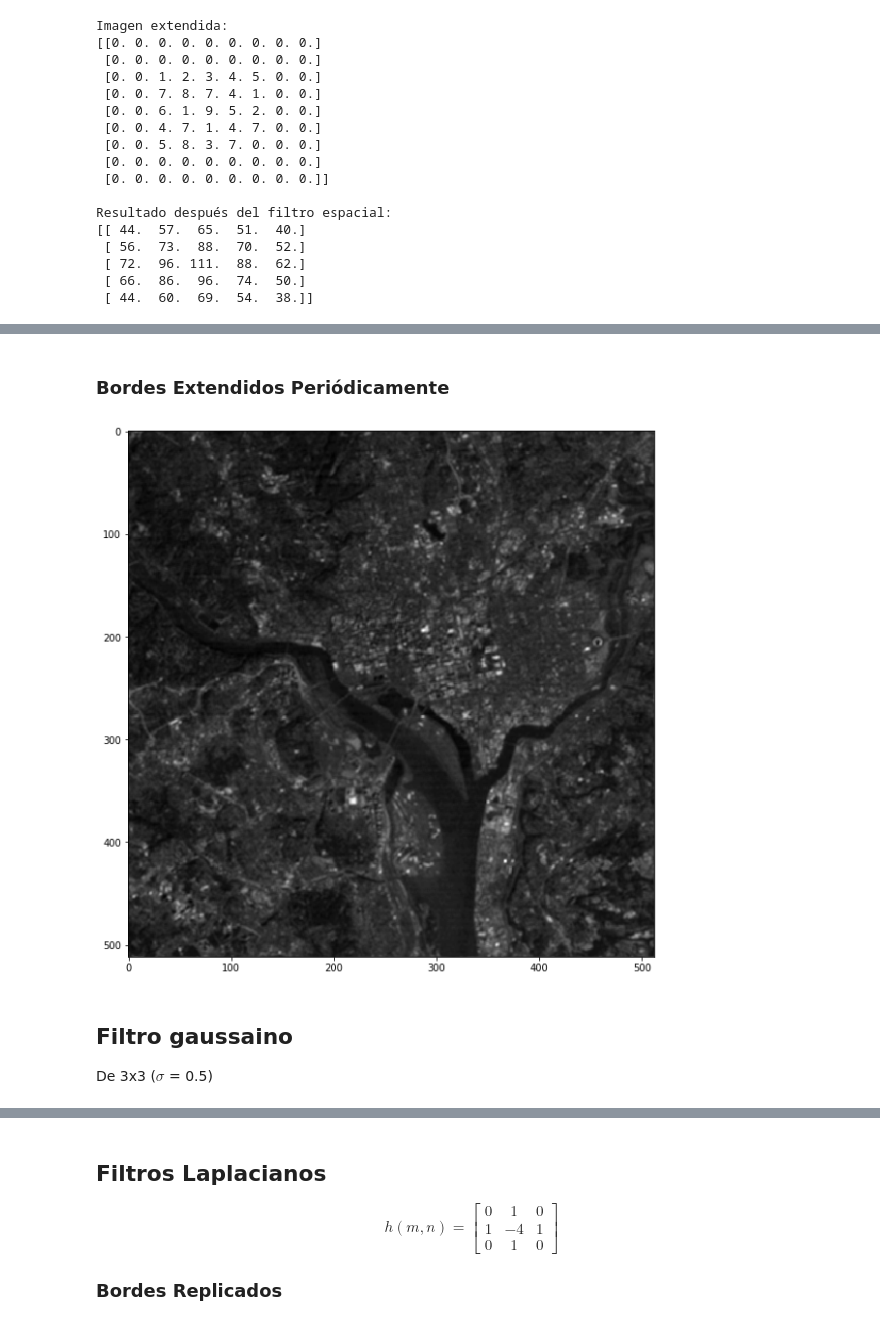
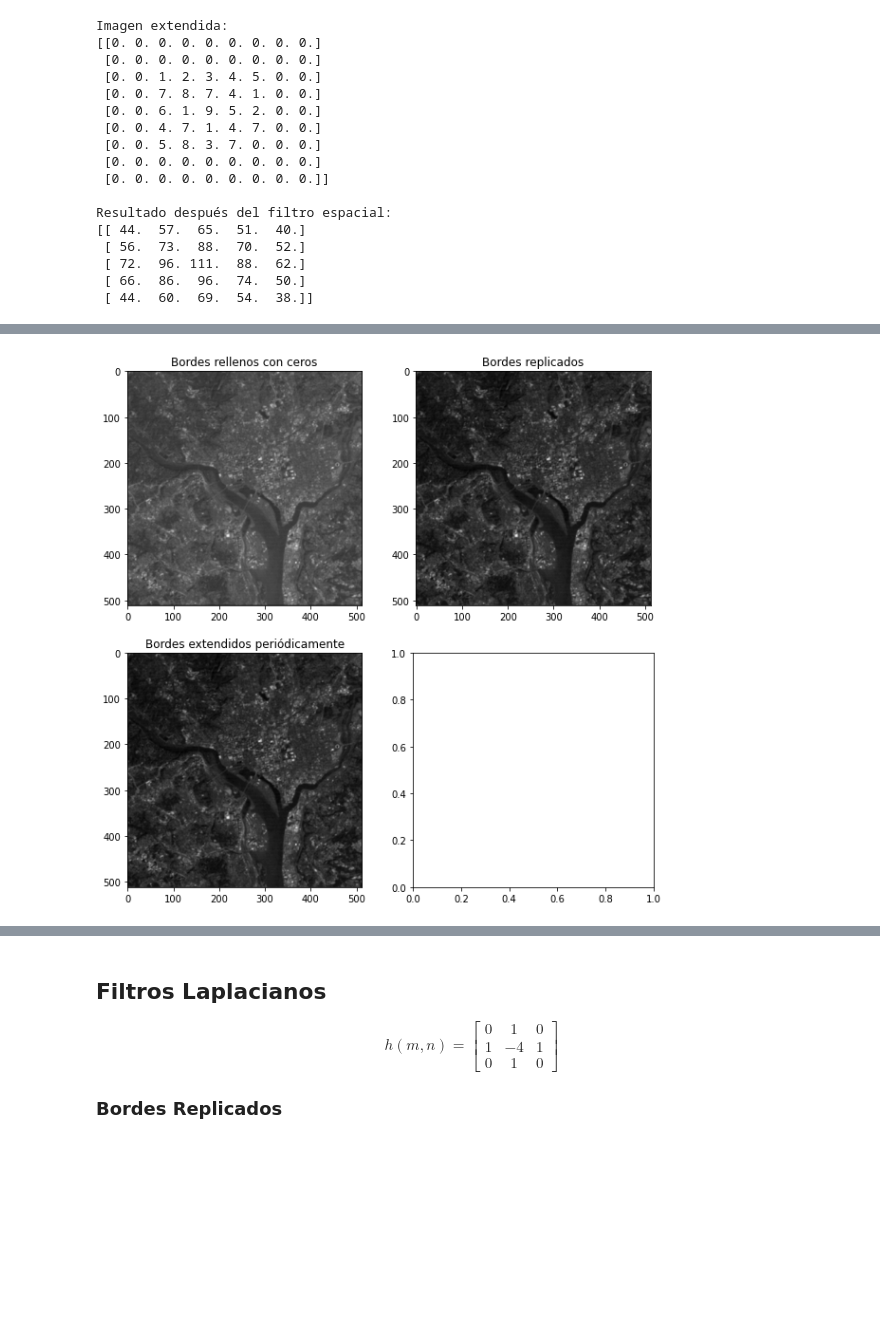
Before and after one commit to LeonelYLuego/University-Works, a Jupyter notebook: Procesamiento de Imágenes/Tarea 2.ipynb, the cells around one changed output, grey strips where cells are left out. Cells and saved outputs as stored; diff of their text form; code cells hidden in the pictures; blank space fills up the shorter version.

```diff
--- a/Procesamiento de Imágenes/Tarea 2.ipynb
+++ b/Procesamiento de Imágenes/Tarea 2.ipynb
@@ -111,7 +107,0 @@ Resultado después del filtro espacial:
-# %%
-mask = np.array([[1/9, 1/9, 1/9],
-                 [1/9, 1/9, 1/9],
-                 [1/9, 1/9, 1/9]])
-
-new_img = correlation(np.array(img, np.uint8), mask, 'zeros')
-print_img(new_img)
@@ -122,7 +107,0 @@ print_img(new_img)
-# %%
-mask = np.array([[1/9, 1/9, 1/9],
-                 [1/9, 1/9, 1/9],
-                 [1/9, 1/9, 1/9]])
-
-new_img = correlation(np.array(img, np.uint8), mask, 'replicate')
-print_img(new_img)
@@ -131,15 +108,21 @@ print_img(new_img)
-# %% [markdown]
-### Bordes Extendidos Periódicamente
-# %%
-mask = np.array([[1/9, 1/9, 1/9],
-                 [1/9, 1/9, 1/9],
-                 [1/9, 1/9, 1/9]])
-
-new_img = correlation(np.array(img, np.uint8), mask, 'extension')
-print_img(new_img)
-# %% [output]
-[figure, removed]
-# %% [markdown]
-## Filtro gaussaino
-
-De 3x3 ($\sigma$ = 0.5)
+# %%
+def mean_filter(origin, size = 3):
+    mask = np.zeros((size, size))
+    for i in range(size):
+        for j in range(size):
+            mask[i, j] = 1/(size ** 2)
+    img1 = correlation(origin, mask, 'zeros')
+    img2 = correlation(origin, mask, 'replicate')
+    img3 = correlation(origin, mask, 'extension')
+    f, axarr = plt.subplots(2,2, figsize=(10, 10))
+    axarr[0,0].set_title('Bordes rellenos con ceros')
+    axarr[0,0].imshow(img1, cmap='gray')
+    axarr[0,1].set_title('Bordes replicados')
+    axarr[0,1].imshow(img2, cmap='gray')
+    axarr[1,0].set_title('Bordes extendidos periódicamente')
+    axarr[1,0].imshow(img3, cmap='gray')
+    plt.show()
+
+mean_filter(img)
+# %% [output]
+[figure, added]
```
Also changed, not shown: parts of 45 cells of this notebook.
